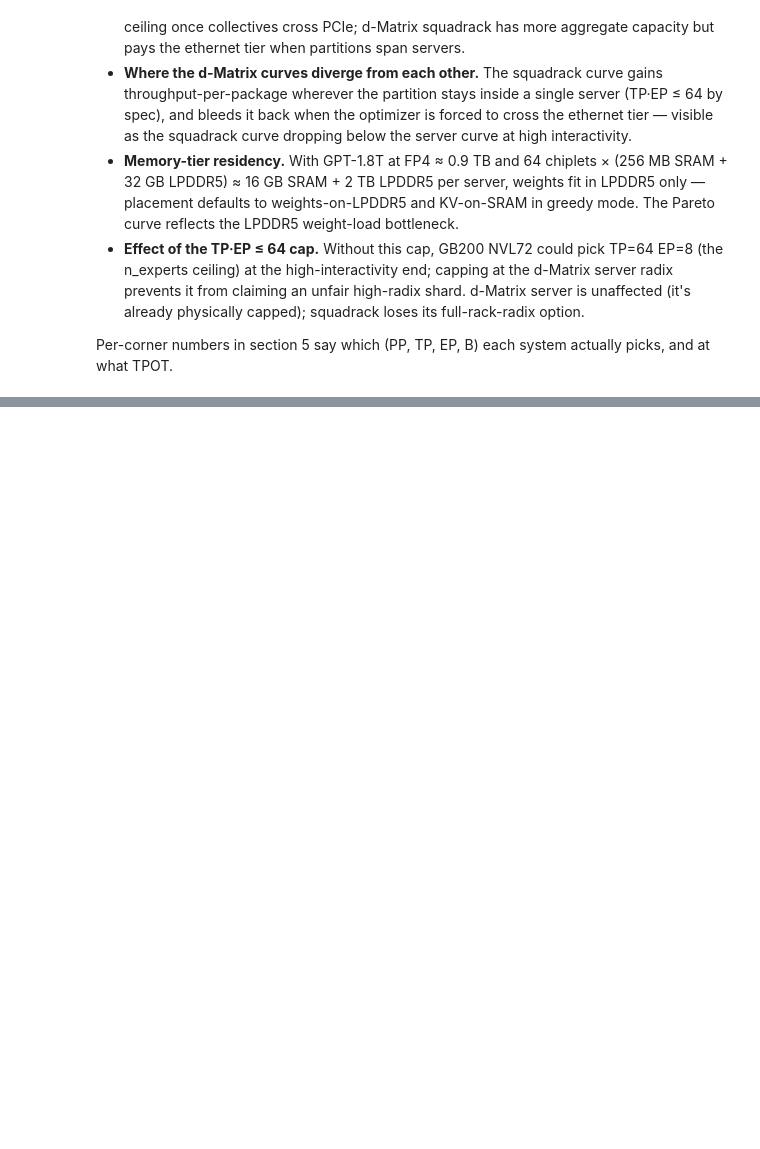
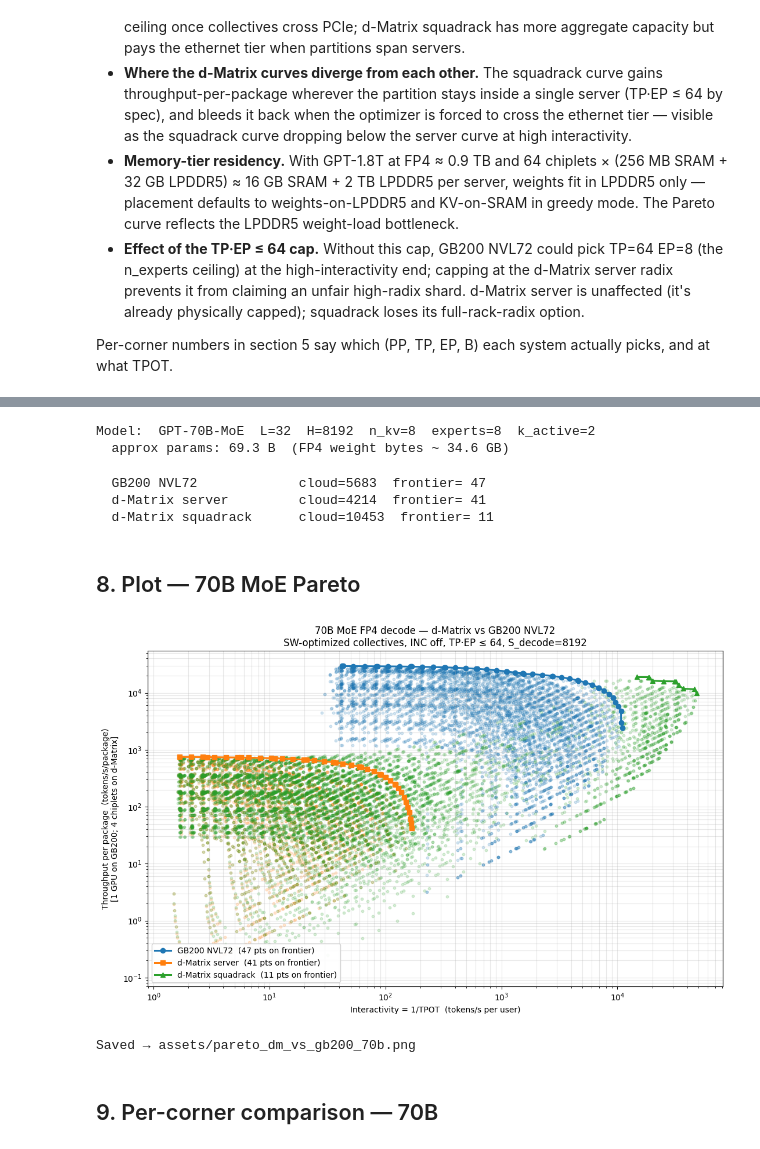
Before and after one commit to spiceMonkey/llm_perf, a Jupyter notebook: pareto_dm_vs_gb200.ipynb, the cells around one changed output, grey strips where cells are left out. Saved outputs shown, nothing was run; the diff lists cells and outputs as text; code cells hidden in the pictures; blank space fills up the shorter version.

```diff
--- a/pareto_dm_vs_gb200.ipynb
+++ b/pareto_dm_vs_gb200.ipynb
@@ -314,0 +326,67 @@ Per-corner numbers in section 5 say which (PP, TP, EP, B) each system actually p
+# %%
+# Snapshot the 1.8T results so they remain accessible alongside the 70B sweep below.
+all_points_18t = all_points
+frontiers_18t = frontiers
+model_18t = model
+
+# Rebind the global `model` to the 70B MoE spec. The sweep_system function picks
+# up the new value via global lookup (Python late binding), so no refactor needed.
+MODEL_70B = "llm_perf/database/model/gpt_70b_moe.json"
+model = load_model_spec(MODEL_70B)
+model.bytes_per_param = BPP_FP4
+
+H_kv = model.H_kv()
+attn_per_layer = 2 * model.H**2 + 2 * model.H * H_kv
+ffn_per_layer = model.moe.n_experts * 3 * model.H * model.moe.I_moe
+params = (attn_per_layer + ffn_per_layer) * model.L
+print(f"Model:  {model.name}  L={model.L}  H={model.H}  n_kv={model.n_kv}  experts={model.moe.n_experts}  k_active={model.moe.k_active}")
+print(f"  approx params: {params/1e9:.1f} B  (FP4 weight bytes ~ {params * BPP_FP4 / 1e9:.1f} GB)")
+# %% [output]
+Model:  GPT-70B-MoE  L=32  H=8192  n_kv=8  experts=8  k_active=2
+  approx params: 69.3 B  (FP4 weight bytes ~ 34.6 GB)
+# %%
+all_points_70b = {label: sweep_system(label) for label in systems}
+frontiers_70b = {label: pareto_frontier(all_points_70b[label]) for label in systems}
+for label in systems:
+    print(f"  {label:22s}  cloud={len(all_points_70b[label]):4d}  frontier={len(frontiers_70b[label]):3d}")
+# %% [output]
+  GB200 NVL72             cloud=5683  frontier= 47
+  d-Matrix server         cloud=4214  frontier= 41
+  d-Matrix squadrack      cloud=10453  frontier= 11
+# %% [markdown]
+## 8. Plot — 70B MoE Pareto
+# %%
+fig, ax = plt.subplots(figsize=(11, 7))
+
+for label, pts in all_points_70b.items():
+    style = STYLES[label]
+    ax.scatter([p.interactivity for p in pts], [p.tput_per_pkg for p in pts],
+               s=10, alpha=0.18, color=style["color"])
+
+for label in systems:
+    fr = frontiers_70b[label]
+    if not fr:
+        continue
+    style = STYLES[label]
+    ax.plot([p.interactivity for p in fr], [p.tput_per_pkg for p in fr],
+            color=style["color"], lw=style["lw"], marker=style["marker"],
+            ms=style["ms"], label=f"{label}  ({len(fr)} pts on frontier)")
+
+ax.set_xscale("log"); ax.set_yscale("log")
+ax.set_xlabel("Interactivity = 1/TPOT  (tokens/s per user)")
+ax.set_ylabel("Throughput per package  (tokens/s/package)\n[1 GPU on GB200; 4 chiplets on d-Matrix]")
+ax.set_title(
+    f"70B MoE FP4 decode — d-Matrix vs GB200 NVL72\n"
+    f"SW-optimized collectives, INC off, TP\u00b7EP \u2264 64, S_decode={S_DECODE}"
+)
+ax.grid(True, which="both", alpha=0.3)
+ax.legend(loc="lower left", fontsize=10, framealpha=0.92)
+fig.tight_layout()
+fig.savefig("assets/pareto_dm_vs_gb200_70b.png", dpi=130, bbox_inches="tight")
+plt.show()
+print("Saved \u2192 assets/pareto_dm_vs_gb200_70b.png")
+# %% [output]
+[figure, added]
+Saved → assets/pareto_dm_vs_gb200_70b.png
+# %% [markdown]
+## 9. Per-corner comparison — 70B
```
Also changed, not shown: parts of 3 cells of this notebook, 2 other files.
